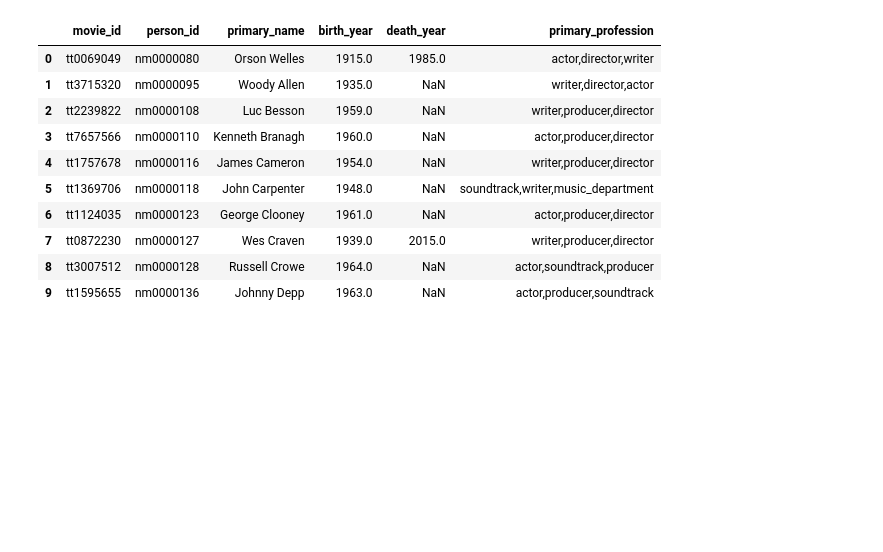
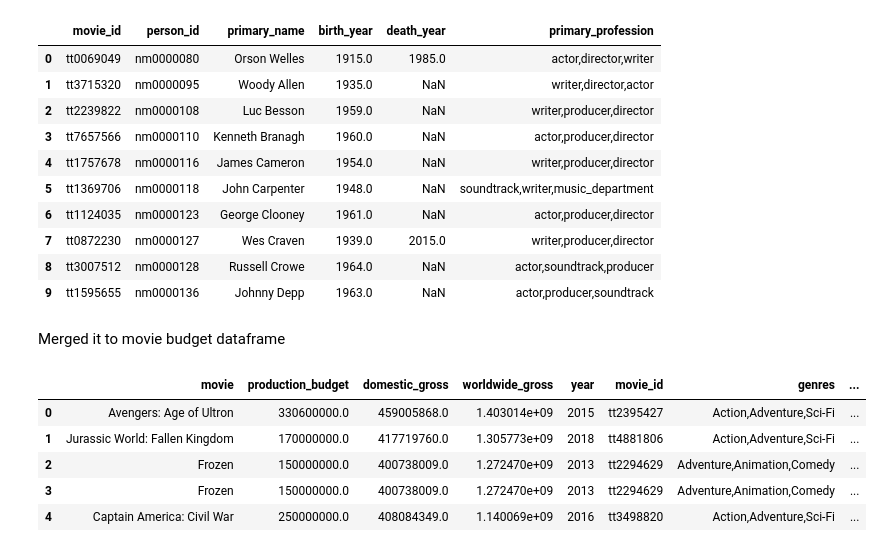
Before and after one commit to GraceRotich/project1-phaseone, a Jupyter notebook: student.ipynb, the cells around one changed output. Saved outputs shown, nothing was run; the diff lists cells and outputs as text; code cells hidden in the pictures; blank space fills up the shorter version.

Commit message:
Merged movie budget dataframe to directors_writers dataframe

```diff
--- a/student.ipynb
+++ b/student.ipynb
@@ -369,3 +369,15 @@ directors_writers.head(10)
 | 7 | tt0872230 | nm0000127 | Wes Craven | 1939.0 | 2015.0 | writer,producer,director |
 | 8 | tt3007512 | nm0000128 | Russell Crowe | 1964.0 | NaN | actor,soundtrack,producer |
 | 9 | tt1595655 | nm0000136 | Johnny Depp | 1963.0 | NaN | actor,producer,soundtrack |
+# %% [markdown]
+ Merged it to movie budget dataframe
+# %%
+movie_budgets = pd.merge(imdb_budget,directors_writers,on='movie_id')
+movie_budgets.head()
+# %% [output]
+|  | movie | production_budget | domestic_gross | worldwide_gross | year | movie_id | genres | ... |
+| 0 | Avengers: Age of Ultron | 330600000.0 | 459005868.0 | 1.403014e+09 | 2015 | tt2395427 | Action,Adventure,Sci-Fi | ... |
+| 1 | Jurassic World: Fallen Kingdom | 170000000.0 | 417719760.0 | 1.305773e+09 | 2018 | tt4881806 | Action,Adventure,Sci-Fi | ... |
+| 2 | Frozen | 150000000.0 | 400738009.0 | 1.272470e+09 | 2013 | tt2294629 | Adventure,Animation,Comedy | ... |
+| 3 | Frozen | 150000000.0 | 400738009.0 | 1.272470e+09 | 2013 | tt2294629 | Adventure,Animation,Comedy | ... |
+| 4 | Captain America: Civil War | 250000000.0 | 408084349.0 | 1.140069e+09 | 2016 | tt3498820 | Action,Adventure,Sci-Fi | ... |
```
